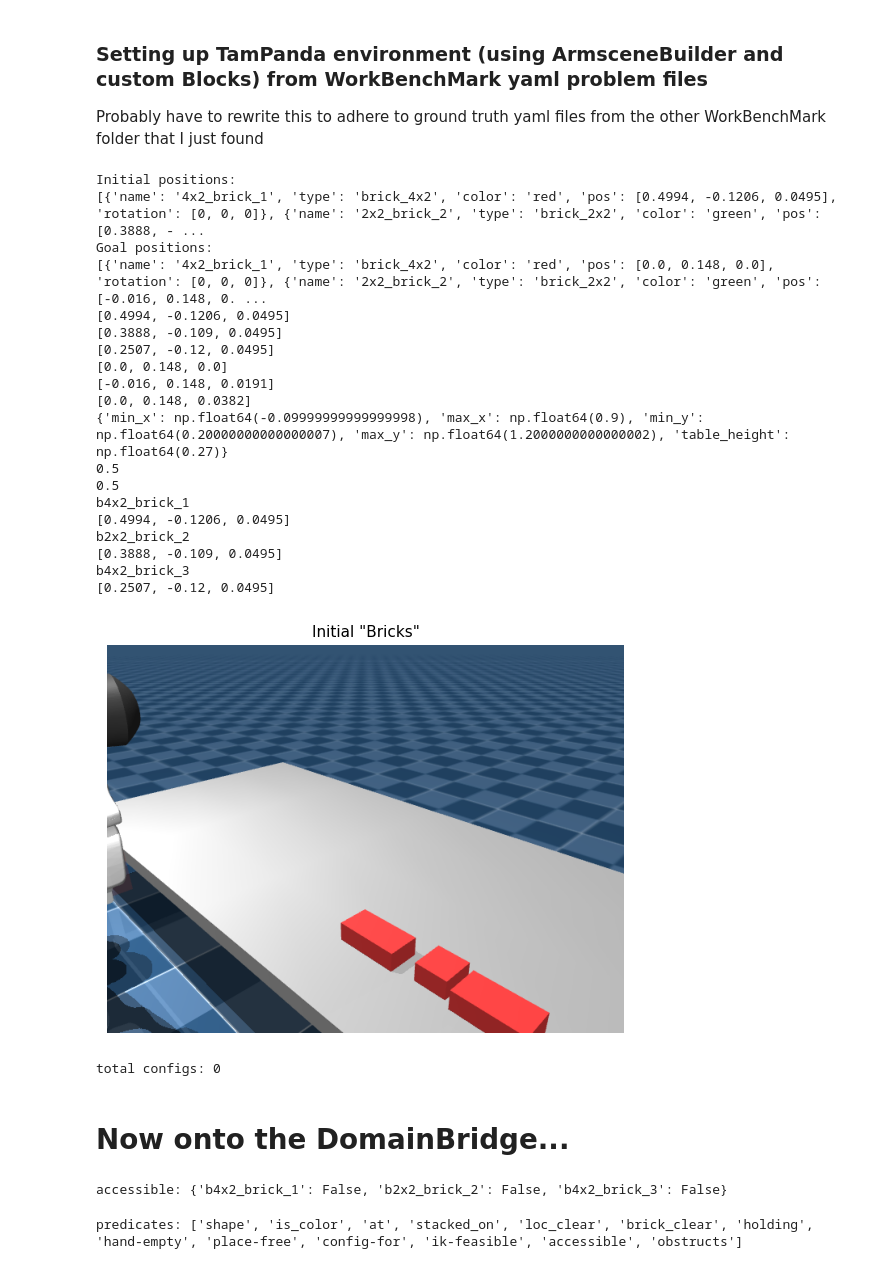
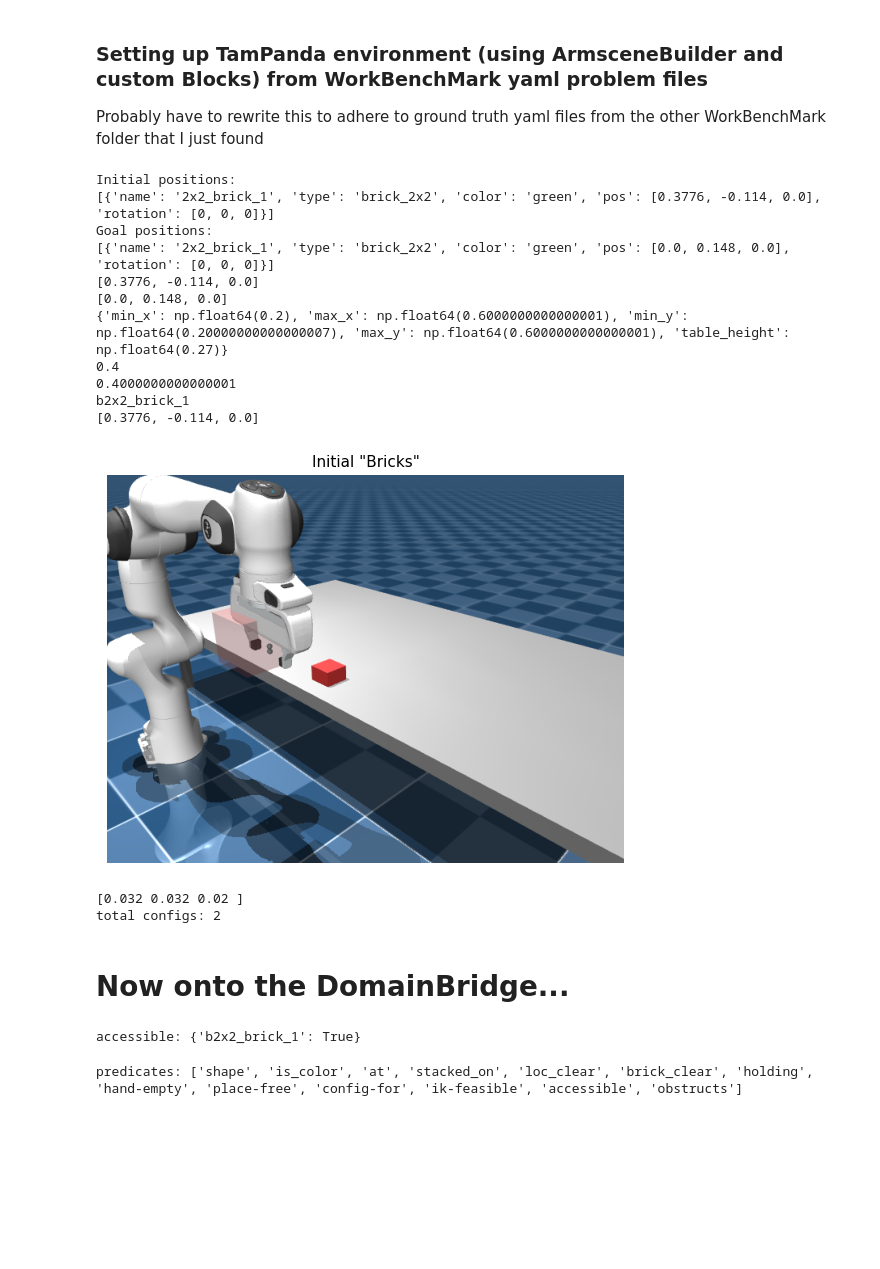
Before and after one commit to maxazv/lego-workbenchmark, a Jupyter notebook: src/assembly_blocks.ipynb, the cells around one changed output. Drawn from its saved outputs; the diff is of its cells as text; code cells hidden in the pictures; blank space fills up the shorter version.

Commit message:
Added ground truth evals, and some Bugfixes

```diff
--- a/src/assembly_blocks.ipynb
+++ b/src/assembly_blocks.ipynb
@@ -80,14 +87,14 @@ Probably have to rewrite this to adhere to ground truth yaml files from the othe
 LOCATIONS: Dict[str, Dict] = {}
 # %%
 
-with open('dataset/ground_truth/tier2/task_069.yaml', 'r') as file:
+with open('dataset/ground_truth/tier1/task_000.yaml', 'r') as file:
     yaml_content = file.read()
 
 
 product_data = yaml.safe_load(yaml_content)
 initial_blocks_info = product_data.get('initial_blocks', [])
 
-with open('dataset/benchmark_tasks/tier2/task_069.yaml', 'r') as file:
+with open('dataset/benchmark_tasks/tier1/task_000.yaml', 'r') as file:
     yaml_content = file.read()
 
 
@@ -132,7 +139,7 @@ for i, brick in enumerate(initial_blocks_info):
 
     loc_name = "initial_loc_" + block_name
     # max_x and so forth must be adjusted to block dimensions and rotations, leave them for now and just work with radius instead as approximation
-    LOCATIONS[loc_name] = {"center": init_pos, "footprint": builder_name, "quat": quat, "min_x": init_pos[0]-0.016, "max_x": init_pos[0]+0.016, "min_y": init_pos[1]-0.016, "max_y": init_pos[1]+0.016, "radius": 0.016}
+    LOCATIONS[loc_name] = {"center": init_pos.copy(), "footprint": builder_name, "quat": quat, "min_x": init_pos[0]-0.016, "max_x": init_pos[0]+0.016, "min_y": init_pos[1]-0.016, "max_y": init_pos[1]+0.016, "radius": 0.016}
     BLOCKS.append(block_name)
 
 GOALS = []
@@ -152,60 +159,62 @@ for i, brick in enumerate(goal_blocks_info):
     print(final_pos)
     quat = euler_to_quaternion(brick["rotation"][0], brick["rotation"][1], brick["rotation"][2])
     loc_name = "goal_loc_" + block_name
-    LOCATIONS[loc_name] = {"center": final_pos, "footprint": builder_name, "quat": quat, "min_x": final_pos[0]-0.016, "max_x": final_pos[0]+0.016, "min_y": final_pos[1]-0.016, "max_y": final_pos[1]+0.016, "radius": 0.016}
+    LOCATIONS[loc_name] = {"center": final_pos.copy(), "footprint": builder_name, "quat": quat, "min_x": final_pos[0]-0.016, "max_x": final_pos[0]+0.016, "min_y": final_pos[1]-0.016, "max_y": final_pos[1]+0.016, "radius": 0.016}
     GOALS.append(("at", block_name, loc_name))
 
 env = builder.build_env(rate=200.0)
 
-domain = BlocksDomain(env.model, table_geom_name="table_surface", working_area=(1,1))
+domain = BlocksDomain(env.model, table_geom_name="table_surface")
 BOUNDS = domain.get_working_bounds()
 print(BOUNDS)
 table_height = BOUNDS["table_height"]
-table_center_x = (BOUNDS["max_x"]-BOUNDS["min_x"])/2
-table_center_y = (BOUNDS["max_y"]-BOUNDS["min_y"])/2
+table_center_x = (BOUNDS["max_x"] + BOUNDS["min_x"]) / 2
+table_center_y = (BOUNDS["max_y"] + BOUNDS["min_y"]) / 2
 print(table_center_x)
 print(table_center_y)
+
+# Adjust locations to table center
+for loc in LOCATIONS.values():
+    loc["center"][0]
+    loc["center"][1] += table_center_y
+    loc["min_x"]
+    loc["max_x"]
+    loc["min_y"] += table_center_y
+    loc["max_y"] += table_center_y
+
 
 if len(initial_blocks_info) > 0:
     first_block_name = initial_blocks_info[0]['name']
     BLOCK_HALF = env.get_object_half_size(first_block_name)
 
     for i, brick in enumerate(initial_blocks_info):
         block_name = brick['name']
         print(block_name)
         print(brick['pos'])
-        init_x = table_center_x + brick['pos'][0]
+        init_x = brick['pos'][0]
         init_y = table_center_y + brick['pos'][1]
-        init_z = table_height + brick['pos'][2]
+        init_z = table_height + brick['pos'][2] + 0.05
 
         env.set_object_pose(block_name, np.array([init_x, init_y, init_z]))
 
 env.reset_velocities()
 env.forward()
 env.rest(0.5)
 
 show_scene(env, "Initial \"Bricks\"")
 # %% [output]
 Initial positions:
-[{'name': '4x2_brick_1', 'type': 'brick_4x2', 'color': 'red', 'pos': [0.4994, -0.1206, 0.0495], 'rotation': [0, 0, 0]}, {'name': '2x2_brick_2', 'type': 'brick_2x2', 'color': 'green', 'pos': [0.3888, - ...
+[{'name': '2x2_brick_1', 'type': 'brick_2x2', 'color': 'green', 'pos': [0.3776, -0.114, 0.0], 'rotation': [0, 0, 0]}]
 Goal positions:
-[{'name': '4x2_brick_1', 'type': 'brick_4x2', 'color': 'red', 'pos': [0.0, 0.148, 0.0], 'rotation': [0, 0, 0]}, {'name': '2x2_brick_2', 'type': 'brick_2x2', 'color': 'green', 'pos': [-0.016, 0.148, 0. ...
-[0.4994, -0.1206, 0.0495]
-[0.3888, -0.109, 0.0495]
-[0.2507, -0.12, 0.0495]
+[{'name': '2x2_brick_1', 'type': 'brick_2x2', 'color': 'green', 'pos': [0.0, 0.148, 0.0], 'rotation': [0, 0, 0]}]
+[0.3776, -0.114, 0.0]
 [0.0, 0.148, 0.0]
-[-0.016, 0.148, 0.0191]
-[0.0, 0.148, 0.0382]
-{'min_x': np.float64(-0.09999999999999998), 'max_x': np.float64(0.9), 'min_y': np.float64(0.20000000000000007), 'max_y': np.float64(1.2000000000000002), 'table_height': np.float64(0.27)}
-0.5
-0.5
-b4x2_brick_1
-[0.4994, -0.1206, 0.0495]
-b2x2_brick_2
-[0.3888, -0.109, 0.0495]
-b4x2_brick_3
-[0.2507, -0.12, 0.0495]
+{'min_x': np.float64(0.2), 'max_x': np.float64(0.6000000000000001), 'min_y': np.float64(0.20000000000000007), 'max_y': np.float64(0.6000000000000001), 'table_height': np.float64(0.27)}
+0.4
+0.4000000000000001
+b2x2_brick_1
+[0.3776, -0.114, 0.0]
-[figure, old version]
+[figure, new version]
 # %%
 # ── Task 3: generate grasp configurations ─────────────────────────────────────
 grasp_planner = GraspPlanner(table_z=table_height)
@@ -215,6 +224,7 @@ for block in BLOCKS:
     # https://snoato.github.io/TAMPanda/tutorial.html#grasp
     pos = env.get_object_position(block)
     half = env.get_object_half_size(block)
+    print(half)
     quat = env.get_object_orientation(block)
     candidates = grasp_planner.generate_candidates(pos, half, quat)
     for i, candidate in enumerate(candidates):
@@ -222,7 +232,8 @@ for block in BLOCKS:
 
 print("total configs:", len(GRASP_CONFIGS))
 # %% [output]
-total configs: 0
+[0.032 0.032 0.02 ]
+total configs: 2
 # %%
 # ── Task 4.0: implement the gripper-corridor test ────────────────────────────
 CLEAR, ALIGN = 0.10, 0.045     # finger-corridor length / lateral tolerance (m)
@@ -296,15 +307,27 @@ def eval_place_free(env, fluents, item: str, location: str) -> bool:
 
 def eval_at(env, fluents, item: str, location: str) -> bool:
     p = env.get_object_position(item); loc = LOCATIONS[location]
+    return bool(np.linalg.norm(p[:2] - loc["center"][:2]) <= loc["radius"])
 
-
-    return bool(np.linalg.norm(p[:2] - loc["center"][:2]) <= loc["radius"])
 def eval_clear(env, fluents, location: str) -> bool:
     return not any(eval_at(env, fluents, x, location) for x in BLOCKS)
 
+def eval_stacked_on(env, fluents, item1: str, item2: str) -> bool:
+    pos1 = env.get_object_position(item1)
+    pos2 = env.get_object_position(item2)
+    if pos1[2] <= pos2[2]:  # item1 is not above item2
+        return False
+    if pos1[0] == pos2[0] and pos1[1] == pos2[1]:  # item1 is at the same location as item2 TODO: Blocks may have some offset and also may be of different types/rotations. Consider this!
+        return True
+    return False
+
+def eval_brick_clear(env, fluents, item: str) -> bool:
+    return not any(eval_stacked_on(env, fluents, x, item) for x in BLOCKS) # A brick is clear when no other brick is stacked on top of it
+
+
 print("accessible:", {o: eval_accessible(env, {}, o) for o in BLOCKS})  # fill in after implementing
 # %% [output]
-accessible: {'b4x2_brick_1': False, 'b2x2_brick_2': False, 'b4x2_brick_3': False}
+accessible: {'b2x2_brick_1': True}
 # %%
 # ── Bridge, predicates, fluents, helpers (provided) ───────────────────────────
 planner = RRTStar(env); planner.max_iterations = 2000; planner.step_size = 0.15
```
Also changed, not shown: parts of 6 cells of this notebook, 2 other files.
